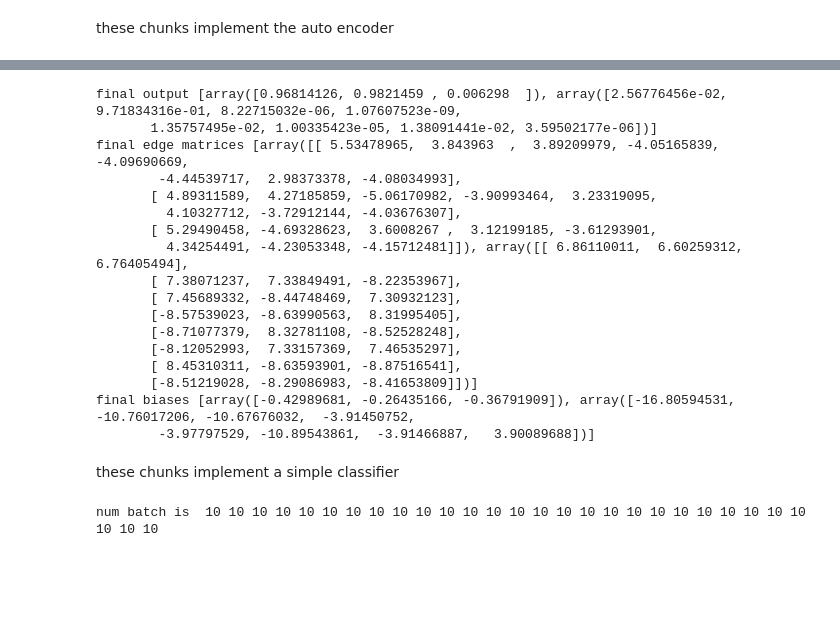
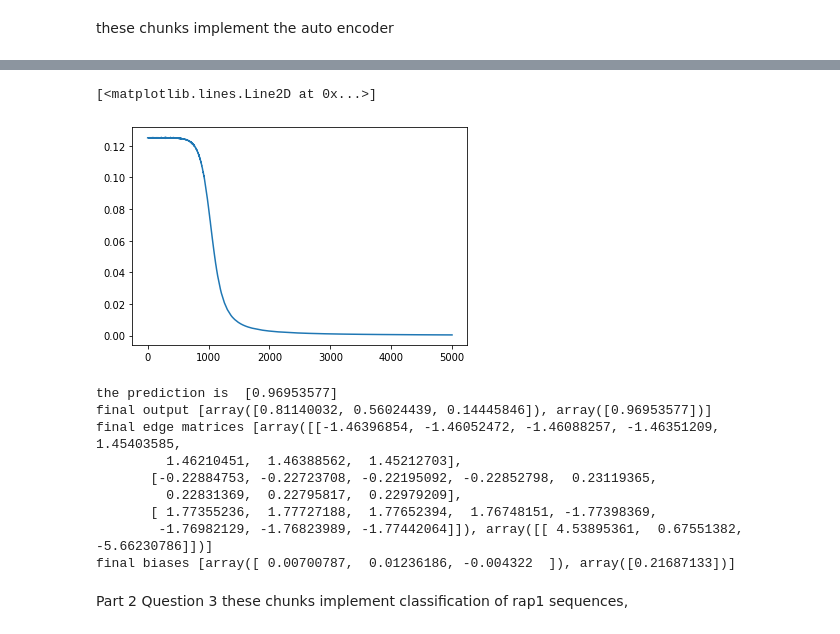
Before and after one commit to bwheel12/Project3, a Jupyter notebook: Complete_Implementation.ipynb, the cells around one changed output, grey strips where cells are left out. Drawn from its saved outputs; the diff is of its cells as text; code cells hidden in the pictures; blank space fills up the shorter version.

```diff
--- a/Complete_Implementation.ipynb
+++ b/Complete_Implementation.ipynb
@@ -14,8 +75,6 @@ these chunks implement the auto encoder
 # %%
-setup = [8,3,8]
+setup = [8,3,1]
 alpha = 0.5
-lamba = 0 #any weight decay fails to converge
-batch_size = 500 #how many examples to step through before updating weights
-bias  = 1 #actually should get rid of this
-auto_NN = NN.NeuralNetwork(setup,NN.activation,alpha,lamba,batch_size,bias)
+lamba = 0 #0.1 is good
+classy_NN = NN.NeuralNetwork(setup,NN.activation,alpha,lamba)
 # %%
@@ -36,27 +100,24 @@ num batch is  1 11 1 1 1 1 1 1 1 1 1 1 1 1 1 1 1 11 1 1 1 1 1 1 1 1 1 1 1 1 1 1
+# %%
+plt.plot(cost_list)
+# %% [output]
+[<matplotlib.lines.Line2D at 0x...>]
+[figure, added]
 # %%
-auto_NN.get_single_input([0,1,0,0,0,0,0,0])
-auto_NN.feedforward()
-print("final output",auto_NN.layer_a)
-print("final edge matrices",auto_NN.edge_matrices)
-print("final biases",auto_NN.biases)
+print("the prediction is ",classy_NN.predict([0,0,0,0,0,0,0,1]))
+print("final output",classy_NN.layer_a)
+print("final edge matrices",classy_NN.edge_matrices)
+print("final biases",classy_NN.biases)
 # %% [output]
-final output [array([0.96814126, 0.9821459 , 0.006298  ]), array([2.56776456e-02, 9.71834316e-01, 8.22715032e-06, 1.07607523e-09,
-       1.35757495e-02, 1.00335423e-05, 1.38091441e-02, 3.59502177e-06])]
-final edge matrices [array([[ 5.53478965,  3.843963  ,  3.89209979, -4.05165839, -4.09690669,
-        -4.44539717,  2.98373378, -4.08034993],
-       [ 4.89311589,  4.27185859, -5.06170982, -3.90993464,  3.23319095,
-         4.10327712, -3.72912144, -4.03676307],
-       [ 5.29490458, -4.69328623,  3.6008267 ,  3.12199185, -3.61293901,
-         4.34254491, -4.23053348, -4.15712481]]), array([[ 6.86110011,  6.60259312,  6.76405494],
-       [ 7.38071237,  7.33849491, -8.22353967],
-       [ 7.45689332, -8.44748469,  7.30932123],
-       [-8.57539023, -8.63990563,  8.31995405],
-       [-8.71077379,  8.32781108, -8.52528248],
-       [-8.12052993,  7.33157369,  7.46535297],
-       [ 8.45310311, -8.63593901, -8.87516541],
-       [-8.51219028, -8.29086983, -8.41653809]])]
-final biases [array([-0.42989681, -0.26435166, -0.36791909]), array([-16.80594531, -10.76017206, -10.67676032,  -3.91450752,
-        -3.97797529, -10.89543861,  -3.91466887,   3.90089688])]
+the prediction is  [0.96953577]
+final output [array([0.81140032, 0.56024439, 0.14445846]), array([0.96953577])]
+final edge matrices [array([[-1.46396854, -1.46052472, -1.46088257, -1.46351209,  1.45403585,
+         1.46210451,  1.46388562,  1.45212703],
+       [-0.22884753, -0.22723708, -0.22195092, -0.22852798,  0.23119365,
+         0.22831369,  0.22795817,  0.22979209],
+       [ 1.77355236,  1.77727188,  1.77652394,  1.76748151, -1.77398369,
+        -1.76982129, -1.76823989, -1.77442064]]), array([[ 4.53895361,  0.67551382, -5.66230786]])]
+final biases [array([ 0.00700787,  0.01236186, -0.004322  ]), array([0.21687133])]
-# %% [markdown]
-these chunks implement a simple classifier
+# %% [markdown]
+Part 2 Question 3
+these chunks implement classification of rap1 sequences,
 # %%
@@ -69,22 +127,0 @@ classy_NN = NN.NeuralNetwork(setup,NN.activation,alpha,lamba,batch_size,bias)
-# %%
-epoch_number = 10000
-cost_list = []
-batch_number = 1
-input_size   = 8
-output_size  = 1
-for j in range(epoch_number):
-    training_list = []
-    answer_list   = []
-    for k in range(batch_size):
-        training_batch = numpy.zeros((input_size))
-        training_answer = numpy.zeros((output_size))
-        rand_index = int(numpy.ceil(rand.random()*8)-1)
-        training_batch[rand_index] = 1
-        training_list.append(training_batch)
-        if rand_index > 3:
-            training_answer[0] = 1
-        answer_list.append(training_answer)
-    classy_NN.get_training_set(training_list,answer_list)
-    cost_list.append(classy_NN.batch_descent())
-# %% [output]
-num batch is  10 10 10 10 10 10 10 10 10 10 10 10 10 10 10 10 10 10 10 10 10 10 10 10 10 10 10 10 10
```
Also changed, not shown: parts of 28 cells of this notebook, 2 other files.
